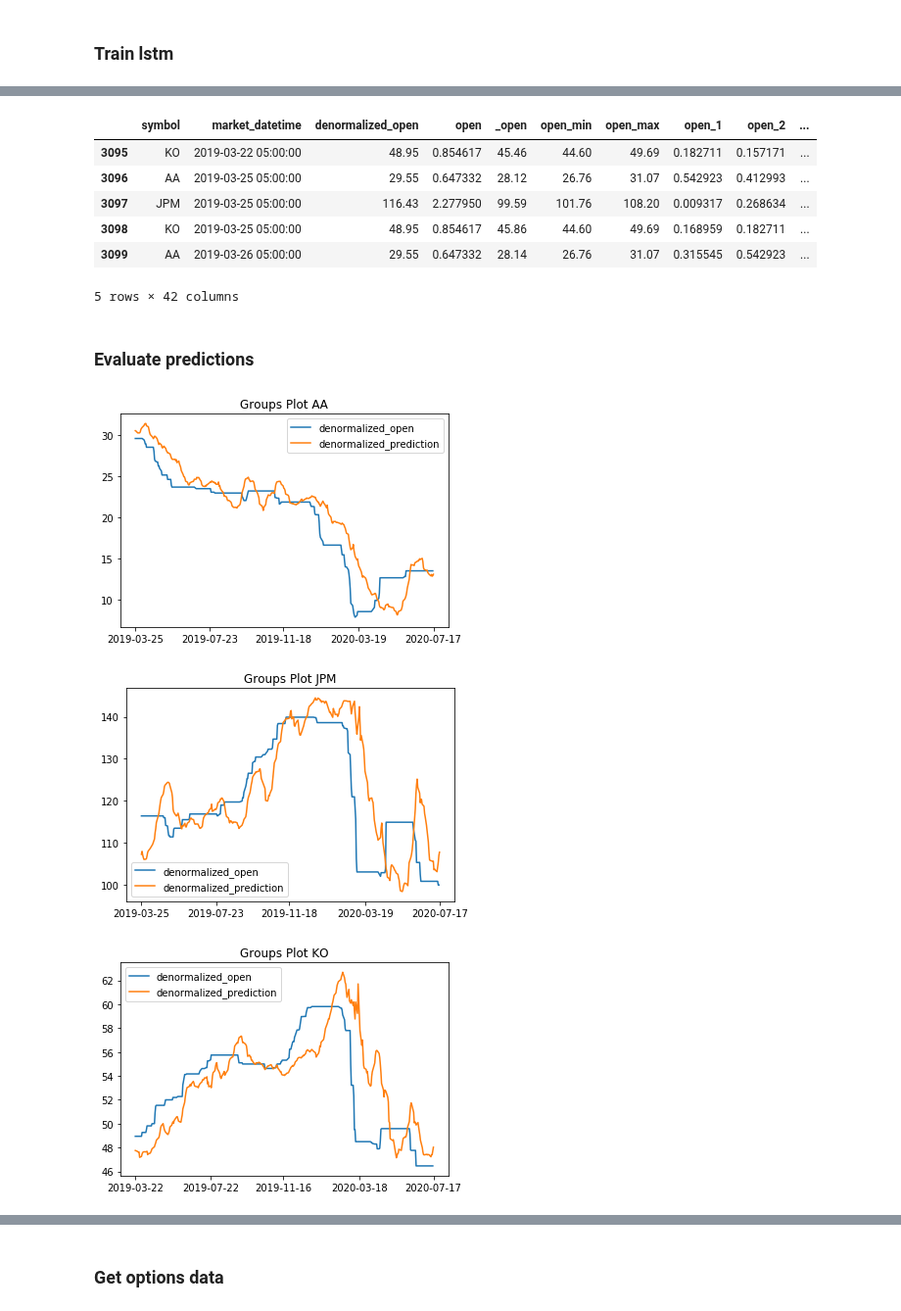
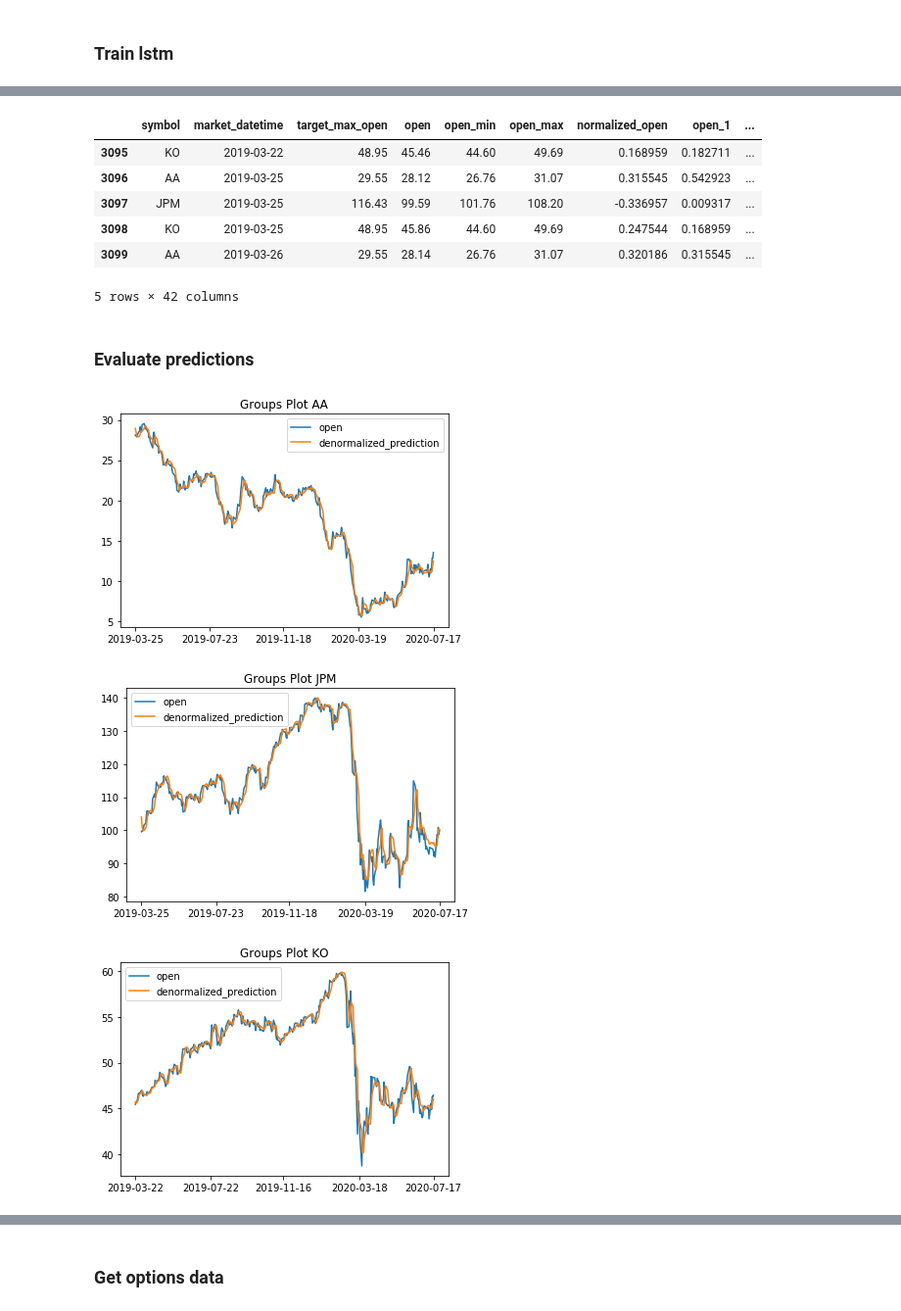
Before and after one commit to rbetzler/fun-times-in-python, a Jupyter notebook: finance/science/exploration/20200722_lstm.ipynb, the cells around one changed output, grey strips where cells are left out. Shown at 98% size. Saved outputs shown, nothing was run; the diff lists cells and outputs as text; code cells hidden in the pictures.

```diff
--- a/finance/science/exploration/20200722_lstm.ipynb
+++ b/finance/science/exploration/20200722_lstm.ipynb
@@ -136,15 +136,13 @@ df.head()
 SYMBOL = 'symbol'
 
 OPEN = 'open'
-_OPEN = '_open'
 OPEN_MIN = 'open_min'
 OPEN_MAX = 'open_max'
+NORMALIZED_OPEN = 'normalized_open'
 
-PREDICTION = 'prediction'
-DENORMALIZED_OPEN = 'denormalized_open'
-DENORMALIZED_PREDICTION = 'denormalized_prediction'
+TARGET_MAX_OPEN = 'target_max_open'
 
-COLS_TO_IGNORE = [SYMBOL, 'market_datetime', DENORMALIZED_OPEN, OPEN, _OPEN, OPEN_MIN, OPEN_MAX]
+COLS_TO_IGNORE = [SYMBOL, 'market_datetime', TARGET_MAX_OPEN, OPEN, OPEN_MIN, OPEN_MAX, NORMALIZED_OPEN]
 # %%
 df = science_utils.encode_one_hot(df, [SYMBOL])
 df.head(10)
@@ -171,9 +169,9 @@ test = df.tail(int(size/2))
 # %%
 model = lstm_utils.TorchLSTM(
     train_x=train.drop(COLS_TO_IGNORE, axis=1),
-    train_y=train[OPEN],
+    train_y=train[NORMALIZED_OPEN],
     test_x=test.drop(COLS_TO_IGNORE, axis=1),
-    test_y=test[OPEN],
+    test_y=test[NORMALIZED_OPEN],
     n_layers=2,
     n_training_batches=1,
     n_epochs=250,
@@ -200,22 +198,25 @@ Batch 1, Epoch 225, Loss 978.42041015625
 # %%
+PREDICTION = 'prediction'
+DENORMALIZED_PREDICTION = 'denormalized_prediction'
+
 res = test[COLS_TO_IGNORE].join(prediction)
 
 res[DENORMALIZED_PREDICTION] = res[PREDICTION] * (df[OPEN_MAX] - df[OPEN_MIN]) + df[OPEN_MIN]
 res.head()
 # %% [output]
-|  | symbol | market_datetime | denormalized_open | open | _open | open_min | open_max | open_1 | open_2 | ... |
-| 3095 | KO | 2019-03-22 05:00:00 | 48.95 | 0.854617 | 45.46 | 44.60 | 49.69 | 0.182711 | 0.157171 | ... |
-| 3096 | AA | 2019-03-25 05:00:00 | 29.55 | 0.647332 | 28.12 | 26.76 | 31.07 | 0.542923 | 0.412993 | ... |
-| 3097 | JPM | 2019-03-25 05:00:00 | 116.43 | 2.277950 | 99.59 | 101.76 | 108.20 | 0.009317 | 0.268634 | ... |
-| 3098 | KO | 2019-03-25 05:00:00 | 48.95 | 0.854617 | 45.86 | 44.60 | 49.69 | 0.168959 | 0.182711 | ... |
-| 3099 | AA | 2019-03-26 05:00:00 | 29.55 | 0.647332 | 28.14 | 26.76 | 31.07 | 0.315545 | 0.542923 | ... |
+|  | symbol | market_datetime | target_max_open | open | open_min | open_max | normalized_open | open_1 | ... |
+| 3095 | KO | 2019-03-22 | 48.95 | 45.46 | 44.60 | 49.69 | 0.168959 | 0.182711 | ... |
+| 3096 | AA | 2019-03-25 | 29.55 | 28.12 | 26.76 | 31.07 | 0.315545 | 0.542923 | ... |
+| 3097 | JPM | 2019-03-25 | 116.43 | 99.59 | 101.76 | 108.20 | -0.336957 | 0.009317 | ... |
+| 3098 | KO | 2019-03-25 | 48.95 | 45.86 | 44.60 | 49.69 | 0.247544 | 0.168959 | ... |
+| 3099 | AA | 2019-03-26 | 29.55 | 28.14 | 26.76 | 31.07 | 0.320186 | 0.315545 | ... |
 5 rows × 42 columns
 # %% [markdown]
 ### Evaluate predictions
 # %%
-science_utils.plot_groups(res, SYMBOL, [DENORMALIZED_OPEN, DENORMALIZED_PREDICTION])
+science_utils.plot_groups(res, SYMBOL, [OPEN, DENORMALIZED_PREDICTION])
 # %% [output]
-[figure, old version]
+[figure, new version]
-[figure, old version]
+[figure, new version]
-[figure, old version]
+[figure, new version]
 # %%
```
Also changed, not shown: parts of 8 cells of this notebook.
